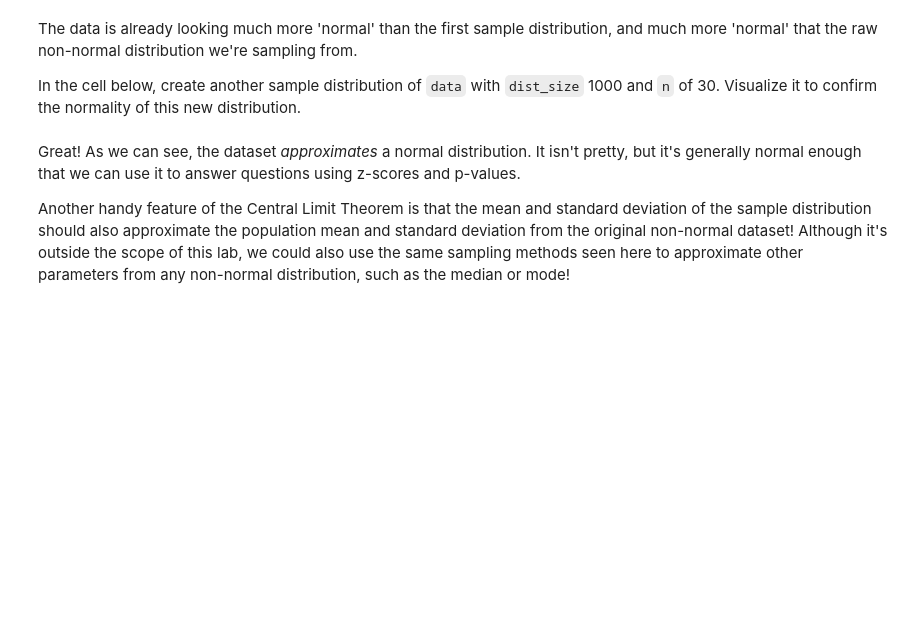
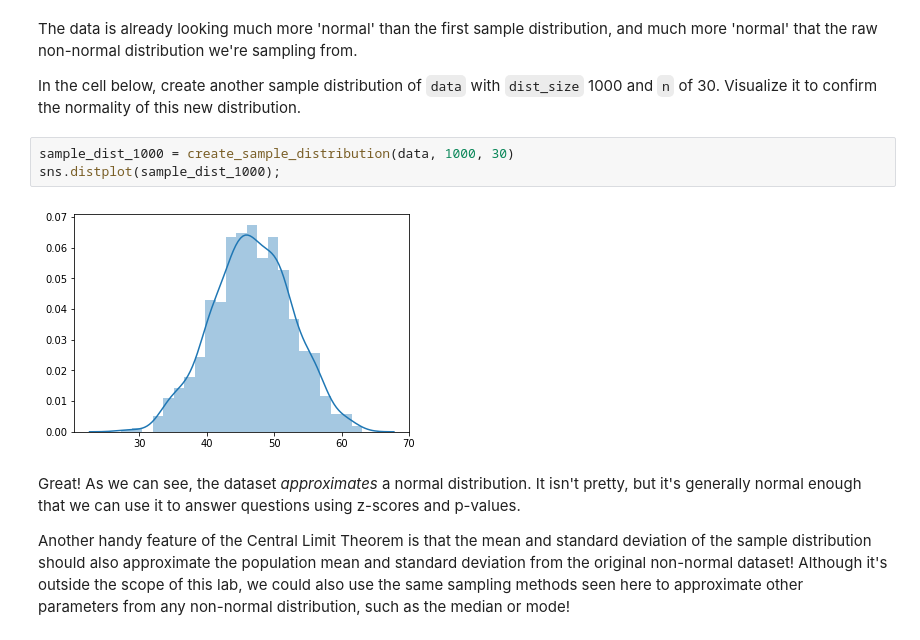
Before and after one commit to learn-co-curriculum/dsc-central-limit-theorem-lab, a Jupyter notebook: index.ipynb, the cells around one changed output. Saved outputs shown, nothing was run; the diff lists cells and outputs as text; blank space fills up the shorter version.

```diff
--- a/index.ipynb
+++ b/index.ipynb
@@ -87,6 +128,11 @@ Now, let's increase the `dist_size` to 30, and `n` to 10.  Create another visual
 The data is already looking much more 'normal' than the first sample distribution, and much more 'normal' that the raw non-normal distribution we're sampling from.
 
 In the cell below, create another sample distribution of `data` with `dist_size` 1000 and `n` of 30.  Visualize it to confirm the normality of this new distribution.
+# %%
+sample_dist_1000 = create_sample_distribution(data, 1000, 30)
+sns.distplot(sample_dist_1000);
+# %% [output]
+[figure, added]
 # %% [markdown]
 Great! As we can see, the dataset _approximates_ a normal distribution. It isn't pretty, but it's generally normal enough that we can use it to answer questions using z-scores and p-values.
 
```
Also changed, not shown: parts of 8 cells of this notebook, 6 other files.
